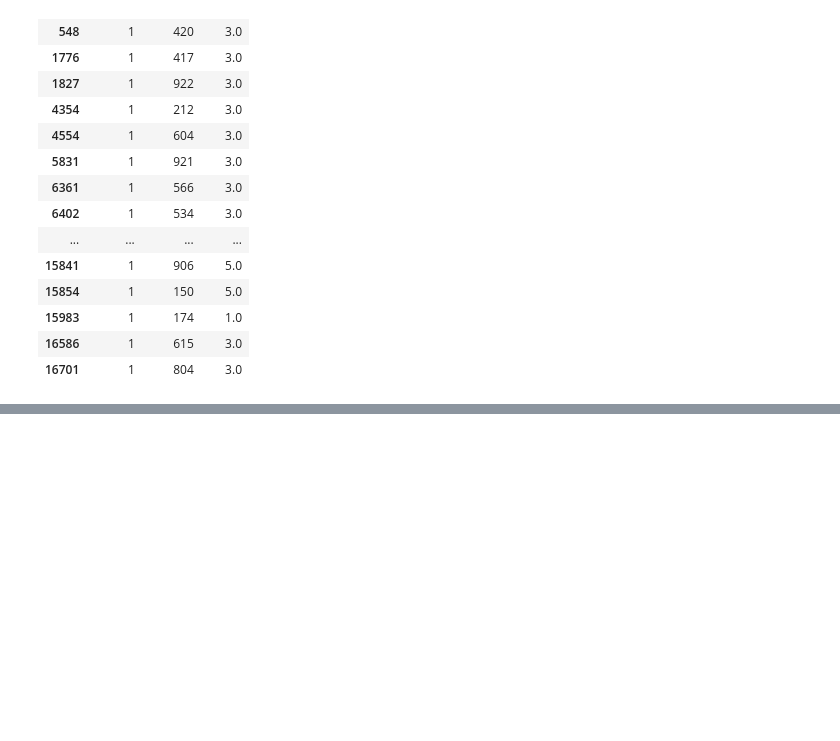
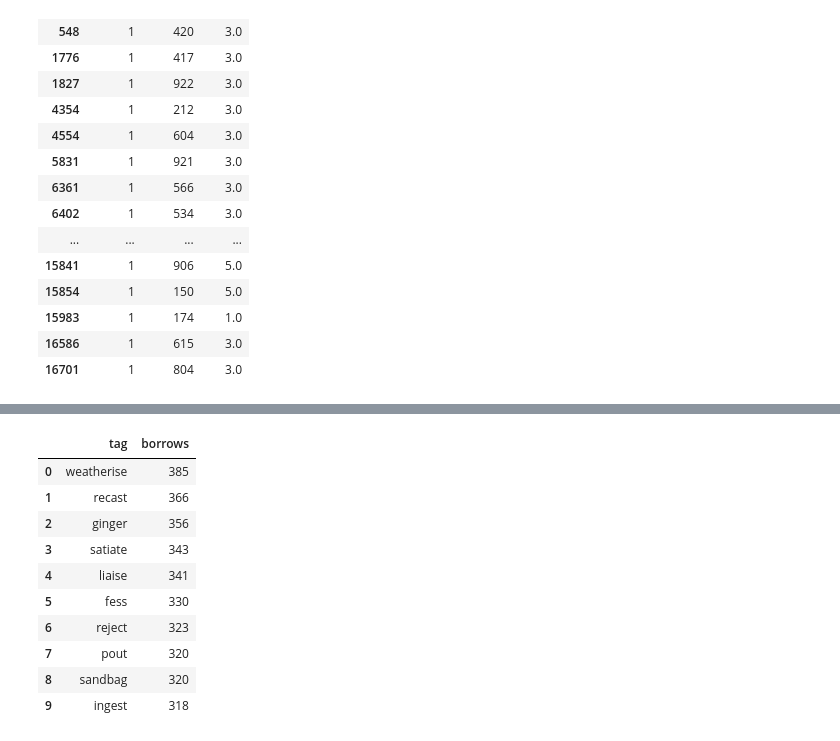
Before and after one commit to Cyrylos/library-cms-recommendation-system, a Jupyter notebook: recommendation_system_nb.ipynb, the cells around one changed output, grey strips where cells are left out. Cells and saved outputs as stored; diff of their text form; code cells hidden in the pictures; blank space fills up the shorter version.

```diff
--- a/recommendation_system_nb.ipynb
+++ b/recommendation_system_nb.ipynb
@@ -201,0 +331,16 @@ user_borrows_ratings_df.loc[user_borrows_ratings_df['user_id'] == 1]
+# %%
+top_ten_index += 1
+top_ten_key = top_ten_keys[top_ten_index]
+get_top_ten(top_ten_key)
+# %% [output]
+|  | tag | borrows |
+| 0 | weatherise | 385 |
+| 1 | recast | 366 |
+| 2 | ginger | 356 |
+| 3 | satiate | 343 |
+| 4 | liaise | 341 |
+| 5 | fess | 330 |
+| 6 | reject | 323 |
+| 7 | pout | 320 |
+| 8 | sandbag | 320 |
+| 9 | ingest | 318 |
```
Also changed, not shown: parts of 9 cells of this notebook.
